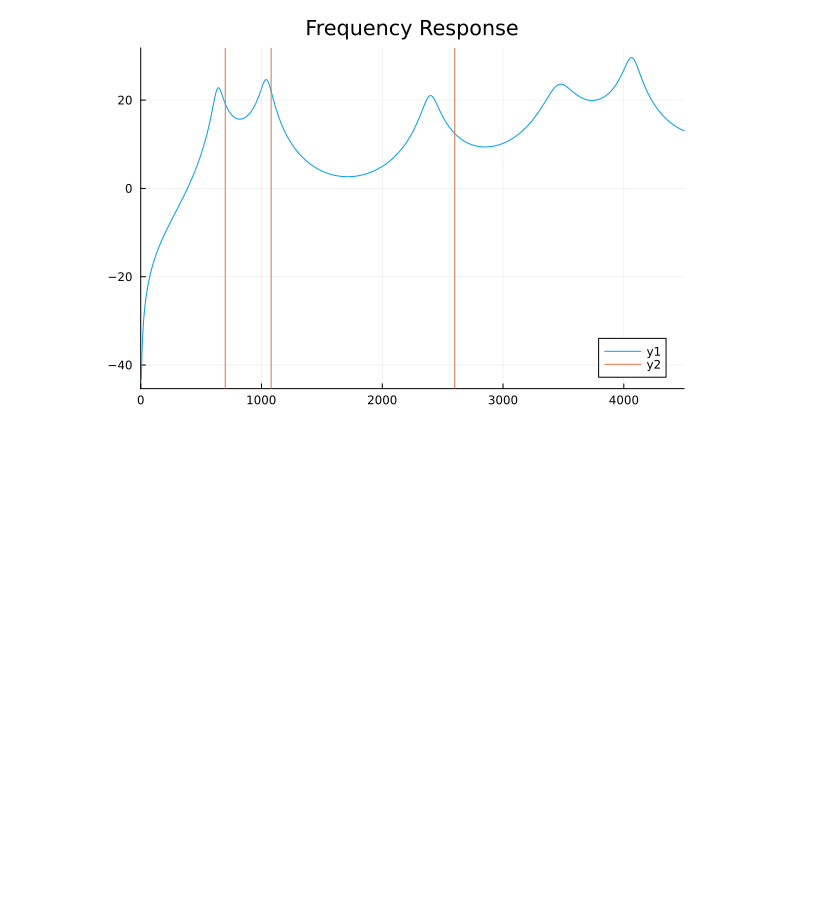
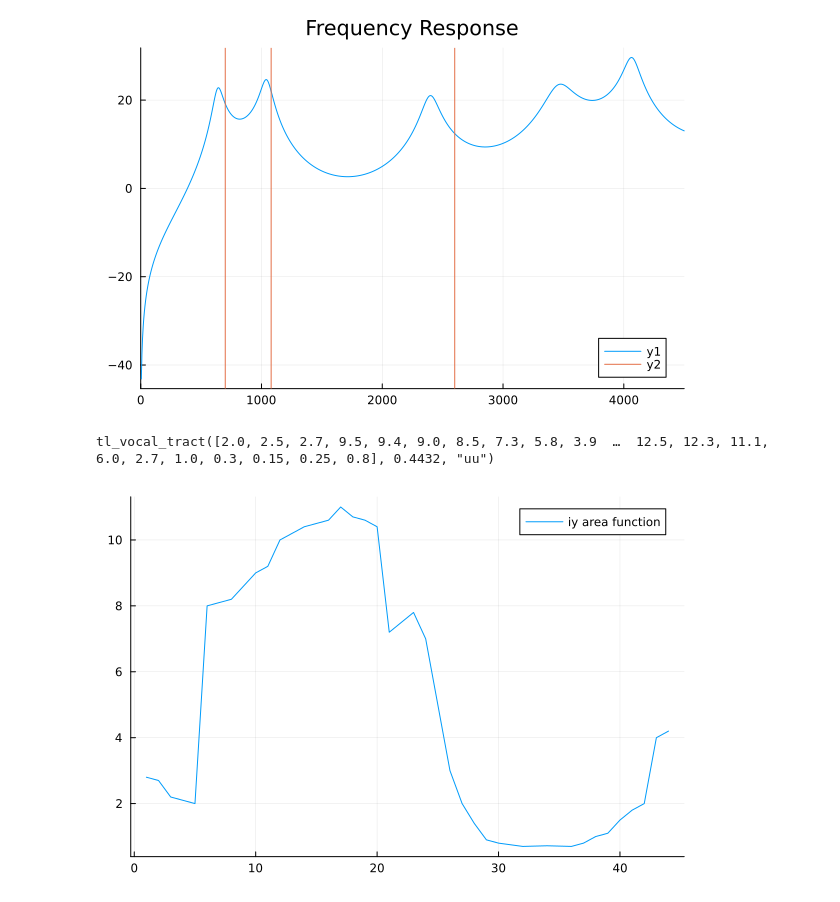
Before and after one commit to tschnoor/demonstration-notebooks, a Jupyter notebook: in_progress/transmission_line_model.ipynb, the cells around one changed output. Drawn from its saved outputs; the diff is of its cells as text; code cells hidden in the pictures; blank space fills up the shorter version.

```diff
--- a/in_progress/transmission_line_model.ipynb
+++ b/in_progress/transmission_line_model.ipynb
@@ -200,3 +204,22 @@ plot(f, 20 .* log10.(abs.(h)), title="Frequency Response", xlim=(0, 4500))
 vline!([700, 1080, 2600])
 # %% [output]
 [figure]
+# %%
+# These are already reversed from Fant's
+# so these are cross-sectional area as a function of distance from glottis
+
+df = CSV.read("../matlab/fant_area_functions.txt", DataFrame, delim=',', header=false)
+
+iy = tl_vocal_tract(Vector(df[1, :]), 0.375, "iy")
+ei = tl_vocal_tract(Vector(df[2, :]), 0.375, "ei")
+ah = tl_vocal_tract(Vector(df[3, :]), 0.3864, "ah")
+oa = tl_vocal_tract(Vector(df[4, :]), 0.4205, "oa")
+uu = tl_vocal_tract(Vector(df[5, :]), 0.4432, "uu")
+# %% [output]
+tl_vocal_tract([2.0, 2.5, 2.7, 9.5, 9.4, 9.0, 8.5, 7.3, 5.8, 3.9  …  12.5, 12.3, 11.1, 6.0, 2.7, 1.0, 0.3, 0.15, 0.25, 0.8], 0.4432, "uu")
+# %%
+f, h, z, zrad = transmission_line_model(iy.a, fill(iy.l, length(iy.a)))
+
+plot(iy.a, label="iy area function")
+# %% [output]
+[figure, added]
```
Also changed, not shown: parts of 17 cells of this notebook, 3 other files.
